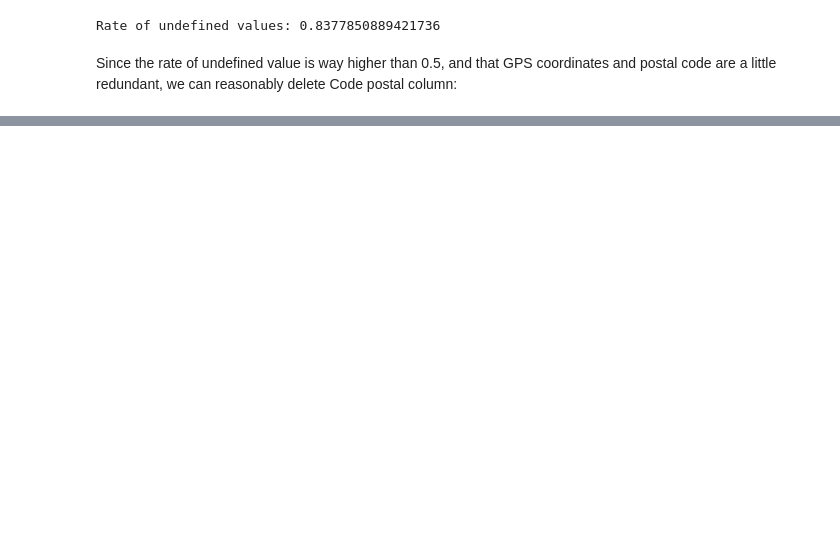
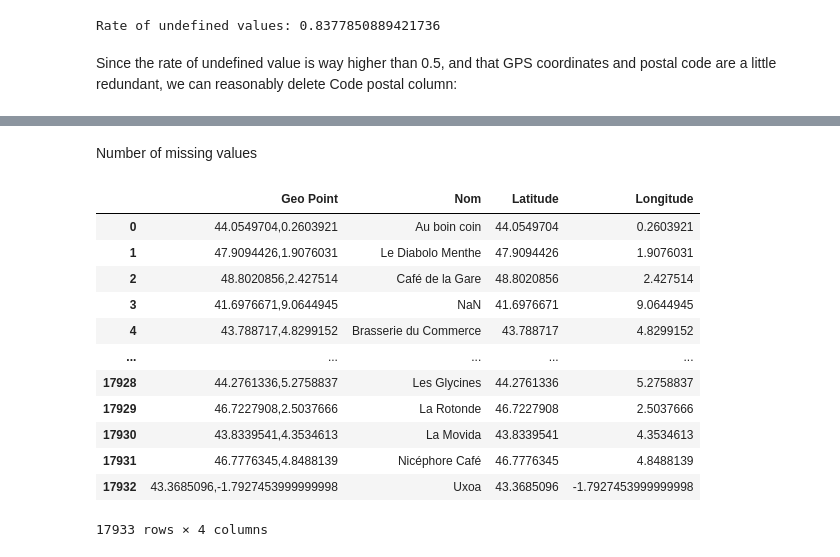
Before and after one commit to youenn-loie/delta, a Jupyter notebook: bars/src/data_bars/main.ipynb, the cells around one changed output, grey strips where cells are left out. Cells and saved outputs as stored; diff of their text form; code cells hidden in the pictures; blank space fills up the shorter version.

```diff
--- a/bars/src/data_bars/main.ipynb
+++ b/bars/src/data_bars/main.ipynb
@@ -75,0 +107,20 @@ data_bars
+# %% [markdown]
+Number of missing values
+# %%
+data_bars.isnull().sum().sum()
+# data_bars = data_bars.head(10)
+data_bars
+# %% [output]
+|  | Geo Point | Nom | Latitude | Longitude |
+| 0 | 44.0549704,0.2603921 | Au boin coin | 44.0549704 | 0.2603921 |
+| 1 | 47.9094426,1.9076031 | Le Diabolo Menthe | 47.9094426 | 1.9076031 |
+| 2 | 48.8020856,2.427514 | Café de la Gare | 48.8020856 | 2.427514 |
+| 3 | 41.6976671,9.0644945 | NaN | 41.6976671 | 9.0644945 |
+| 4 | 43.788717,4.8299152 | Brasserie du Commerce | 43.788717 | 4.8299152 |
+| ... | ... | ... | ... | ... |
+| 17928 | 44.2761336,5.2758837 | Les Glycines | 44.2761336 | 5.2758837 |
+| 17929 | 46.7227908,2.5037666 | La Rotonde | 46.7227908 | 2.5037666 |
+| 17930 | 43.8339541,4.3534613 | La Movida | 43.8339541 | 4.3534613 |
+| 17931 | 46.7776345,4.8488139 | Nicéphore Café | 46.7776345 | 4.8488139 |
+| 17932 | 43.3685096,-1.7927453999999998 | Uxoa | 43.3685096 | -1.7927453999999998 |
+17933 rows × 4 columns
```
Also changed, not shown: parts of 14 cells of this notebook.
